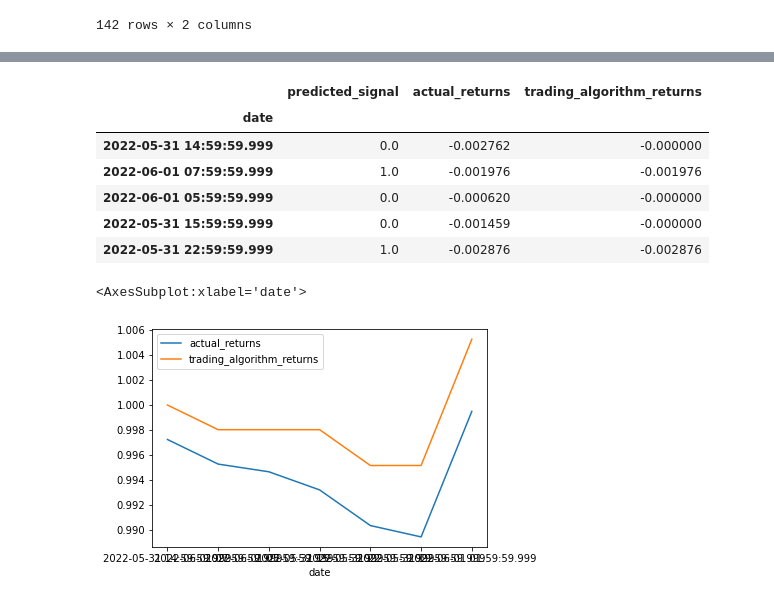
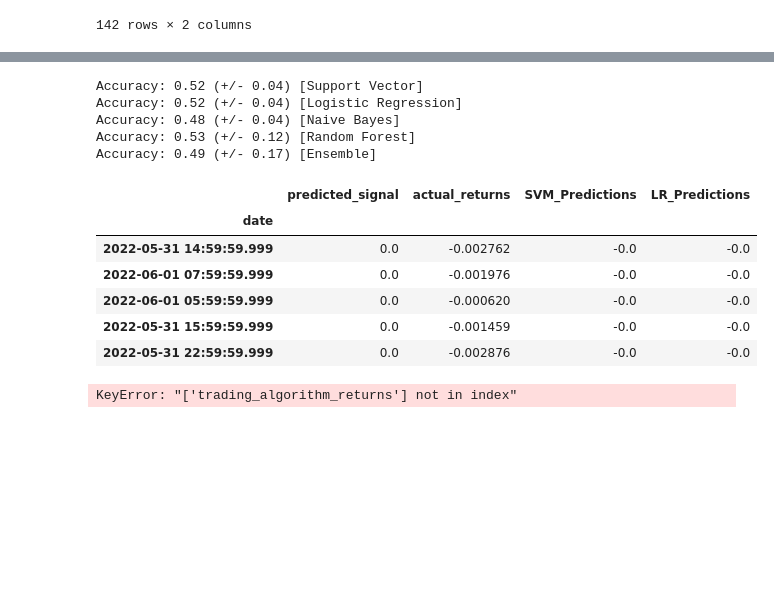
Before and after one commit to SamRoberts995/Project2_ML, a Jupyter notebook: Coding/Crypto_Algo.ipynb, the cells around one changed output, grey strips where cells are left out. Saved outputs shown, nothing was run; the diff lists cells and outputs as text; code cells hidden in the pictures; blank space fills up the shorter version.

```diff
--- a/Coding/Crypto_Algo.ipynb
+++ b/Coding/Crypto_Algo.ipynb
@@ -94,7 +107,7 @@ btc_df["Signal"] = 0.0
 btc_df.loc[(btc_df["actual_returns"] >= 0) & (btc_df['polarity'] == 1), "Signal"] = 1
 
 # Create the signal to sell
-btc_df.loc[(btc_df["actual_returns"] < 0) & (btc_df['polarity'] != 0), "Signal"] = -1
+btc_df.loc[(btc_df["actual_returns"] < 0) & (btc_df['polarity'] == 0), "Signal"] = -1
 
 
 y = btc_df["Signal"].copy()
@@ -167,24 +200,40 @@ weighted avg       0.62      0.71      0.64         7
+# %%
+eclf = VotingClassifier(
+ estimators=[('lr', model_1), ('rf', model_2), ('gnb', model_3)],
+ voting='hard'
+)
+
+
+for clf, label in zip([svm_model, model_1, model_2, model_3, eclf], ['Support Vector', 'Logistic Regression', 'Naive Bayes', 'Random Forest', 'Ensemble']):
+ scores = cross_val_score(clf, X, y, scoring='accuracy', cv=5)
+ print("Accuracy: %0.2f (+/- %0.2f) [%s]" % (scores.mean(), scores.std(), label))
+# %% [output]
+Accuracy: 0.52 (+/- 0.04) [Support Vector]
+Accuracy: 0.52 (+/- 0.04) [Logistic Regression]
+Accuracy: 0.48 (+/- 0.04) [Naive Bayes]
+Accuracy: 0.53 (+/- 0.12) [Random Forest]
+Accuracy: 0.49 (+/- 0.17) [Ensemble]
 # %%
 # Create a new empty predictions DataFrame using code provided below.
 predictions_df = pd.DataFrame(index=X_test.index)
 predictions_df["predicted_signal"] = testing_signal_predictions
 predictions_df["actual_returns"] = btc_df["actual_returns"]
-predictions_df["trading_algorithm_returns"] = predictions_df["actual_returns"] * predictions_df["predicted_signal"]
+predictions_df["SVM_Predictions"] = predictions_df["actual_returns"] * predictions_df["predicted_signal"]
+predictions_df["LR_Predictions"] = predictions_df["actual_returns"] * predictions_df["predicted_signal"]
 predictions_df.head()
 # %% [output]
-|  | predicted_signal | actual_returns | trading_algorithm_returns |
-| date |  |  |  |
-| 2022-05-31 14:59:59.999 | 0.0 | -0.002762 | -0.000000 |
-| 2022-06-01 07:59:59.999 | 1.0 | -0.001976 | -0.001976 |
-| 2022-06-01 05:59:59.999 | 0.0 | -0.000620 | -0.000000 |
-| 2022-05-31 15:59:59.999 | 0.0 | -0.001459 | -0.000000 |
-| 2022-05-31 22:59:59.999 | 1.0 | -0.002876 | -0.002876 |
+|  | predicted_signal | actual_returns | SVM_Predictions | LR_Predictions |
+| date |  |  |  |  |
+| 2022-05-31 14:59:59.999 | 0.0 | -0.002762 | -0.0 | -0.0 |
+| 2022-06-01 07:59:59.999 | 0.0 | -0.001976 | -0.0 | -0.0 |
+| 2022-06-01 05:59:59.999 | 0.0 | -0.000620 | -0.0 | -0.0 |
+| 2022-05-31 15:59:59.999 | 0.0 | -0.001459 | -0.0 | -0.0 |
+| 2022-05-31 22:59:59.999 | 0.0 | -0.002876 | -0.0 | -0.0 |
 # %%
 # Calculate and plot the cumulative returns for the `actual_returns` and the `trading_algorithm_returns`
 (1 + predictions_df[["actual_returns", "trading_algorithm_returns"]]).cumprod().plot()
 # %% [output]
-<AxesSubplot:xlabel='date'>
+KeyError: "['trading_algorithm_returns'] not in index"
-[figure, removed]
 # %%
 # Calculate the points in time when the Signal value changes
 # Identify trade entry (1) and exit (-1) points
```
Also changed, not shown: parts of 17 cells of this notebook.
